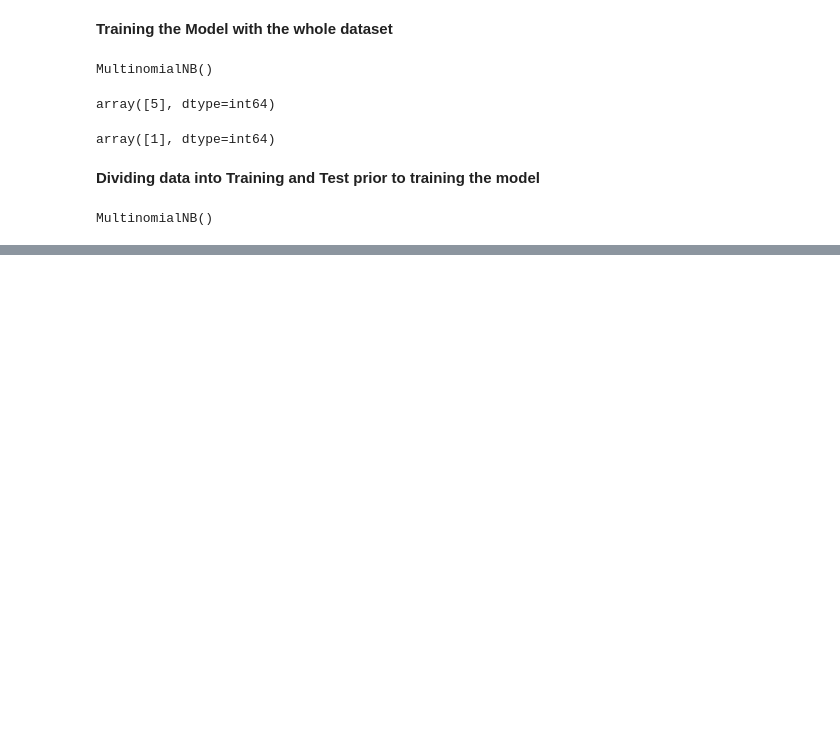
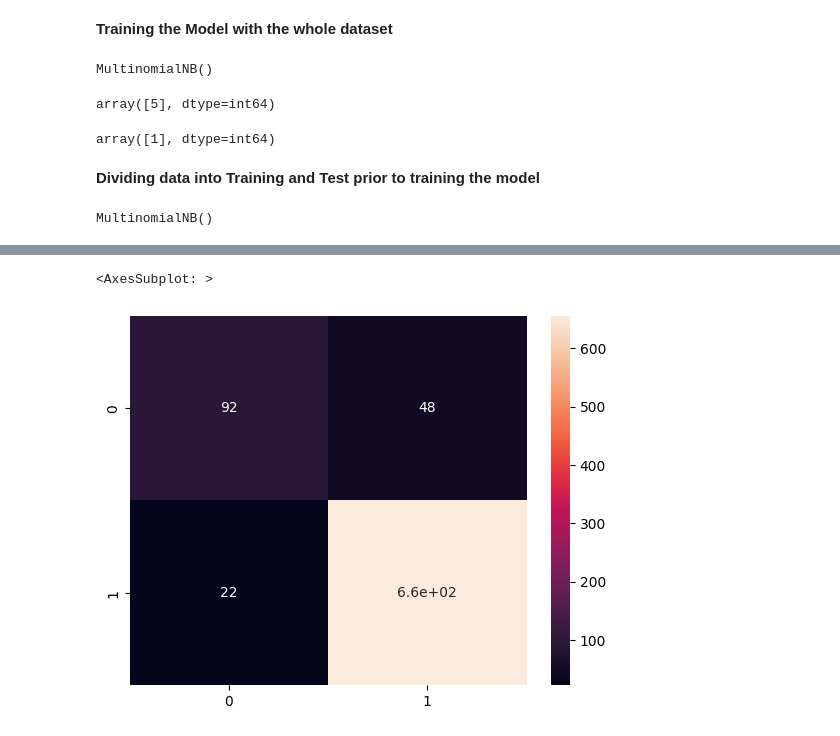
Before and after one commit to Devansh-Gupta-Official/yelp-reviews-analysis, a Jupyter notebook: yelp_reviews.ipynb, the cells around one changed output, grey strips where cells are left out. Cells and saved outputs as stored; diff of their text form; code cells hidden in the pictures; blank space fills up the shorter version.

```diff
--- a/yelp_reviews.ipynb
+++ b/yelp_reviews.ipynb
@@ -439,0 +456,8 @@ MultinomialNB()
+# %%
+y_pred_test = classifier.predict(X_test)
+# %%
+cm2 = confusion_matrix(y_test,y_pred_test)
+sns.heatmap(cm2,annot=True)
+# %% [output]
+<AxesSubplot: >
+[figure, added]
```
Also changed, not shown: parts of 6 cells of this notebook.
